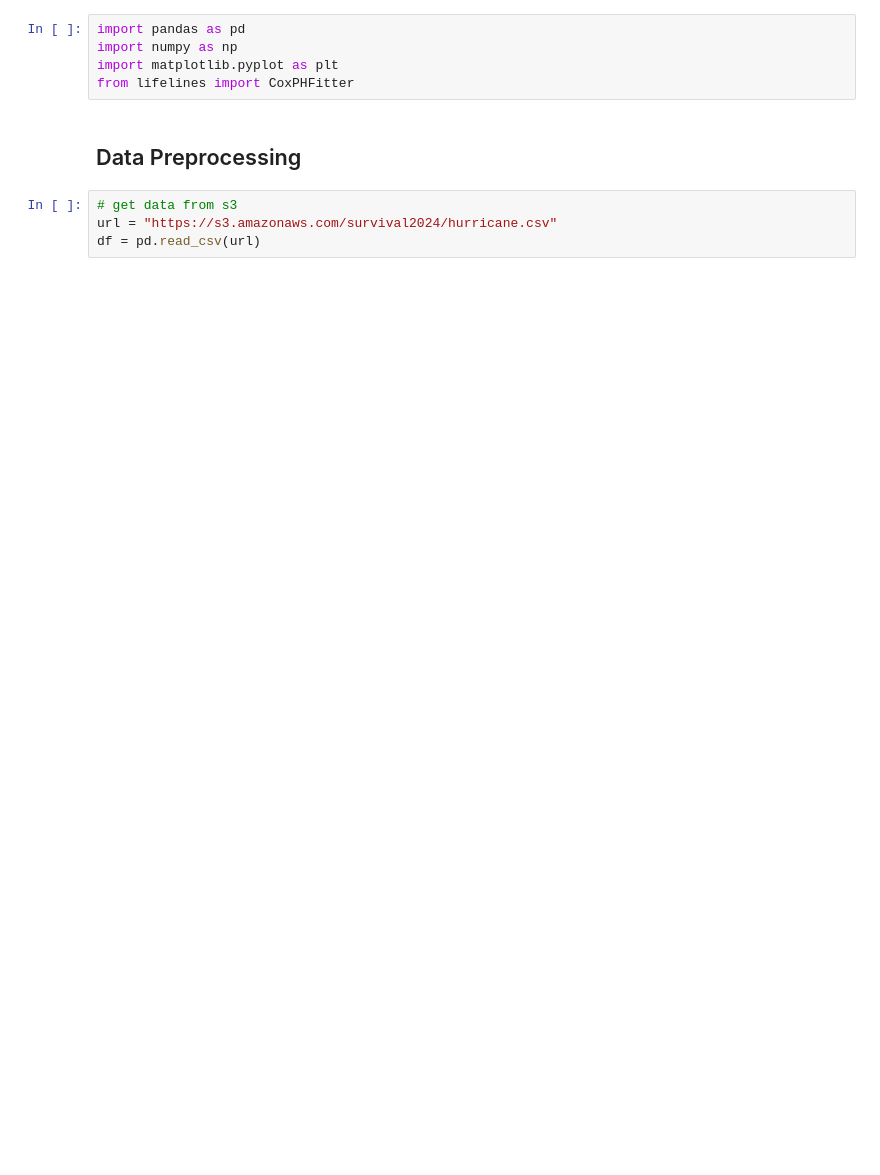
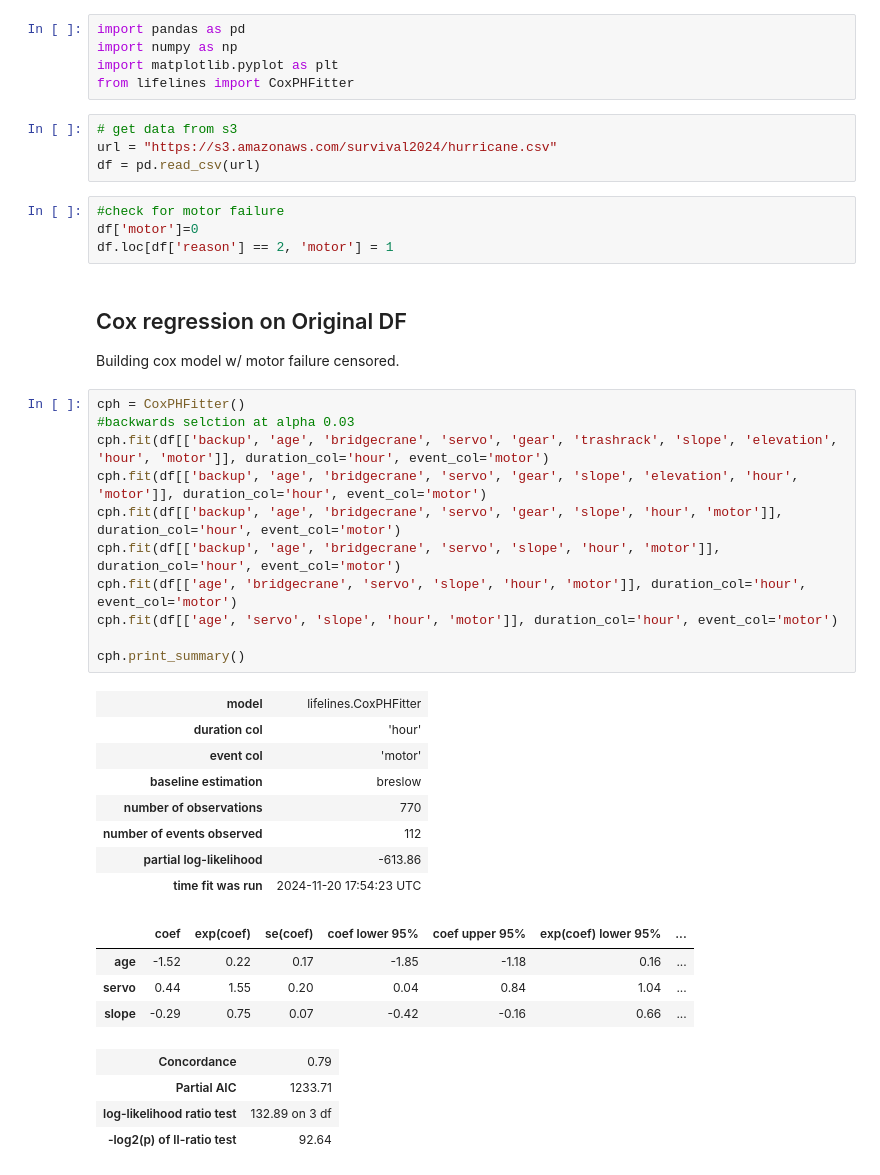
Before and after one commit to SterlingHayden/Survival-Analysis, a Jupyter notebook: HW/HW-03/HW-03.ipynb, the cells around one changed output. Saved outputs shown, nothing was run; the diff lists cells and outputs as text; blank space fills up the shorter version.

```diff
--- a/HW/HW-03/HW-03.ipynb
+++ b/HW/HW-03/HW-03.ipynb
@@ -3,9 +3,42 @@ import pandas as pd
 import numpy as np
 import matplotlib.pyplot as plt
 from lifelines import CoxPHFitter
-# %% [markdown]
-## Data Preprocessing
 # %%
 # get data from s3
 url = "https://s3.amazonaws.com/survival2024/hurricane.csv"
 df = pd.read_csv(url)
+# %%
+#check for motor failure
+df['motor']=0
+df.loc[df['reason'] == 2, 'motor'] = 1
+# %% [markdown]
+## Cox regression on Original DF
+Building cox model w/ motor failure censored.
+# %%
+cph = CoxPHFitter()
+#backwards selction at alpha 0.03
+cph.fit(df[['backup', 'age', 'bridgecrane', 'servo', 'gear', 'trashrack', 'slope', 'elevation', 'hour', 'motor']], duration_col='hour', event_col='motor')
+cph.fit(df[['backup', 'age', 'bridgecrane', 'servo', 'gear', 'slope', 'elevation', 'hour', 'motor']], duration_col='hour', event_col='motor')
+cph.fit(df[['backup', 'age', 'bridgecrane', 'servo', 'gear', 'slope', 'hour', 'motor']], duration_col='hour', event_col='motor')
+cph.fit(df[['backup', 'age', 'bridgecrane', 'servo', 'slope', 'hour', 'motor']], duration_col='hour', event_col='motor')
+cph.fit(df[['age', 'bridgecrane', 'servo', 'slope', 'hour', 'motor']], duration_col='hour', event_col='motor')
+cph.fit(df[['age', 'servo', 'slope', 'hour', 'motor']], duration_col='hour', event_col='motor')
+
+cph.print_summary()
+# %% [output]
+| model | lifelines.CoxPHFitter |
+| duration col | 'hour' |
+| event col | 'motor' |
+| baseline estimation | breslow |
+| number of observations | 770 |
+| number of events observed | 112 |
+| partial log-likelihood | -613.86 |
+| time fit was run | 2024-11-20 17:54:23 UTC |
+|  | coef | exp(coef) | se(coef) | coef lower 95% | coef upper 95% | exp(coef) lower 95% | ... |
+| age | -1.52 | 0.22 | 0.17 | -1.85 | -1.18 | 0.16 | ... |
+| servo | 0.44 | 1.55 | 0.20 | 0.04 | 0.84 | 1.04 | ... |
+| slope | -0.29 | 0.75 | 0.07 | -0.42 | -0.16 | 0.66 | ... |
+| Concordance | 0.79 |
+| Partial AIC | 1233.71 |
+| log-likelihood ratio test | 132.89 on 3 df |
+| -log2(p) of ll-ratio test | 92.64 |
```
Also changed, not shown: parts of 11 cells of this notebook.
